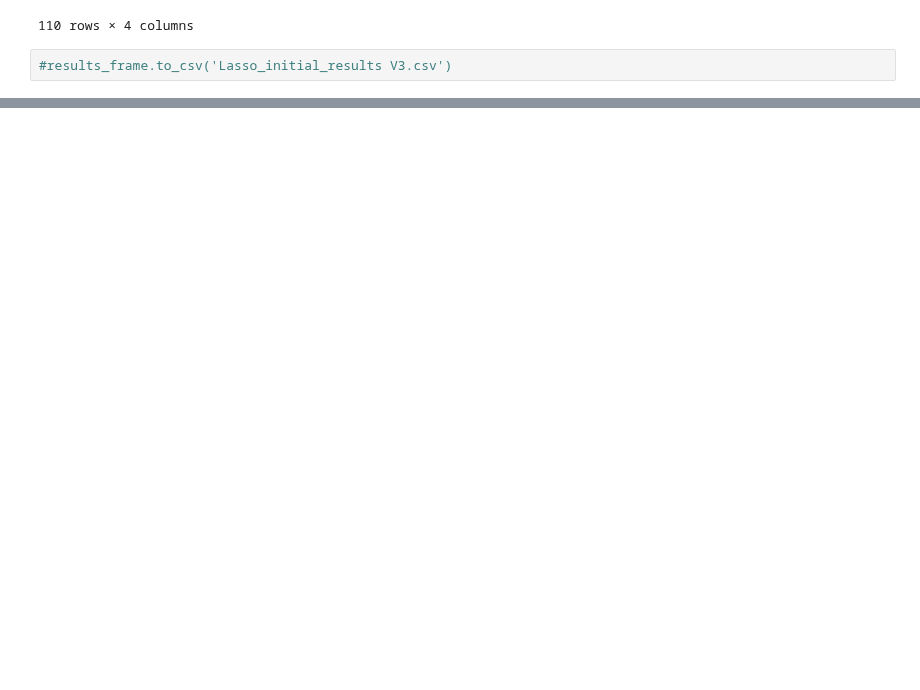
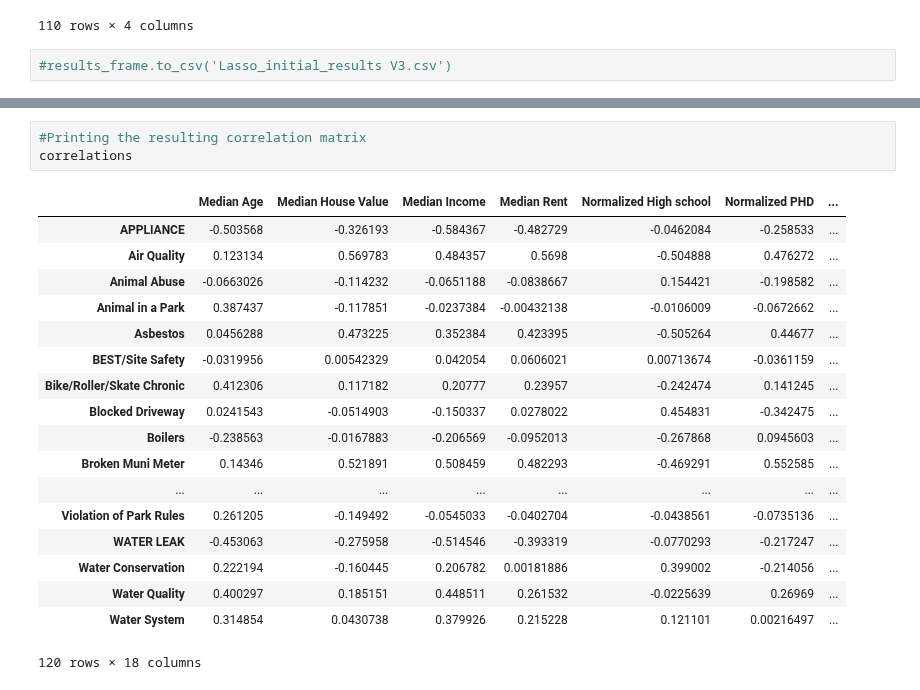
Before and after one commit to Naveed1842/Capstone, a Jupyter notebook: Lasso with feature normalization - NTA level.ipynb, the cells around one changed output, grey strips where cells are left out. Saved outputs shown, nothing was run; the diff lists cells and outputs as text; blank space fills up the shorter version.

```diff
--- a/Lasso with feature normalization - NTA level.ipynb
+++ b/Lasso with feature normalization - NTA level.ipynb
@@ -400,0 +572,22 @@ results_frame.sort('R2',ascending=False)
+# %%
+#Printing the resulting correlation matrix
+correlations
+# %% [output]
+|  | Median Age | Median House Value | Median Income | Median Rent | Normalized High school | Normalized PHD | ... |
+| APPLIANCE | -0.503568 | -0.326193 | -0.584367 | -0.482729 | -0.0462084 | -0.258533 | ... |
+| Air Quality | 0.123134 | 0.569783 | 0.484357 | 0.5698 | -0.504888 | 0.476272 | ... |
+| Animal Abuse | -0.0663026 | -0.114232 | -0.0651188 | -0.0838667 | 0.154421 | -0.198582 | ... |
+| Animal in a Park | 0.387437 | -0.117851 | -0.0237384 | -0.00432138 | -0.0106009 | -0.0672662 | ... |
+| Asbestos | 0.0456288 | 0.473225 | 0.352384 | 0.423395 | -0.505264 | 0.44677 | ... |
+| BEST/Site Safety | -0.0319956 | 0.00542329 | 0.042054 | 0.0606021 | 0.00713674 | -0.0361159 | ... |
+| Bike/Roller/Skate Chronic | 0.412306 | 0.117182 | 0.20777 | 0.23957 | -0.242474 | 0.141245 | ... |
+| Blocked Driveway | 0.0241543 | -0.0514903 | -0.150337 | 0.0278022 | 0.454831 | -0.342475 | ... |
+| Boilers | -0.238563 | -0.0167883 | -0.206569 | -0.0952013 | -0.267868 | 0.0945603 | ... |
+| Broken Muni Meter | 0.14346 | 0.521891 | 0.508459 | 0.482293 | -0.469291 | 0.552585 | ... |
+| ... | ... | ... | ... | ... | ... | ... | ... |
+| Violation of Park Rules | 0.261205 | -0.149492 | -0.0545033 | -0.0402704 | -0.0438561 | -0.0735136 | ... |
+| WATER LEAK | -0.453063 | -0.275958 | -0.514546 | -0.393319 | -0.0770293 | -0.217247 | ... |
+| Water Conservation | 0.222194 | -0.160445 | 0.206782 | 0.00181886 | 0.399002 | -0.214056 | ... |
+| Water Quality | 0.400297 | 0.185151 | 0.448511 | 0.261532 | -0.0225639 | 0.26969 | ... |
+| Water System | 0.314854 | 0.0430738 | 0.379926 | 0.215228 | 0.121101 | 0.00216497 | ... |
+120 rows × 18 columns
```
Also changed, not shown: parts of 93 cells of this notebook.
